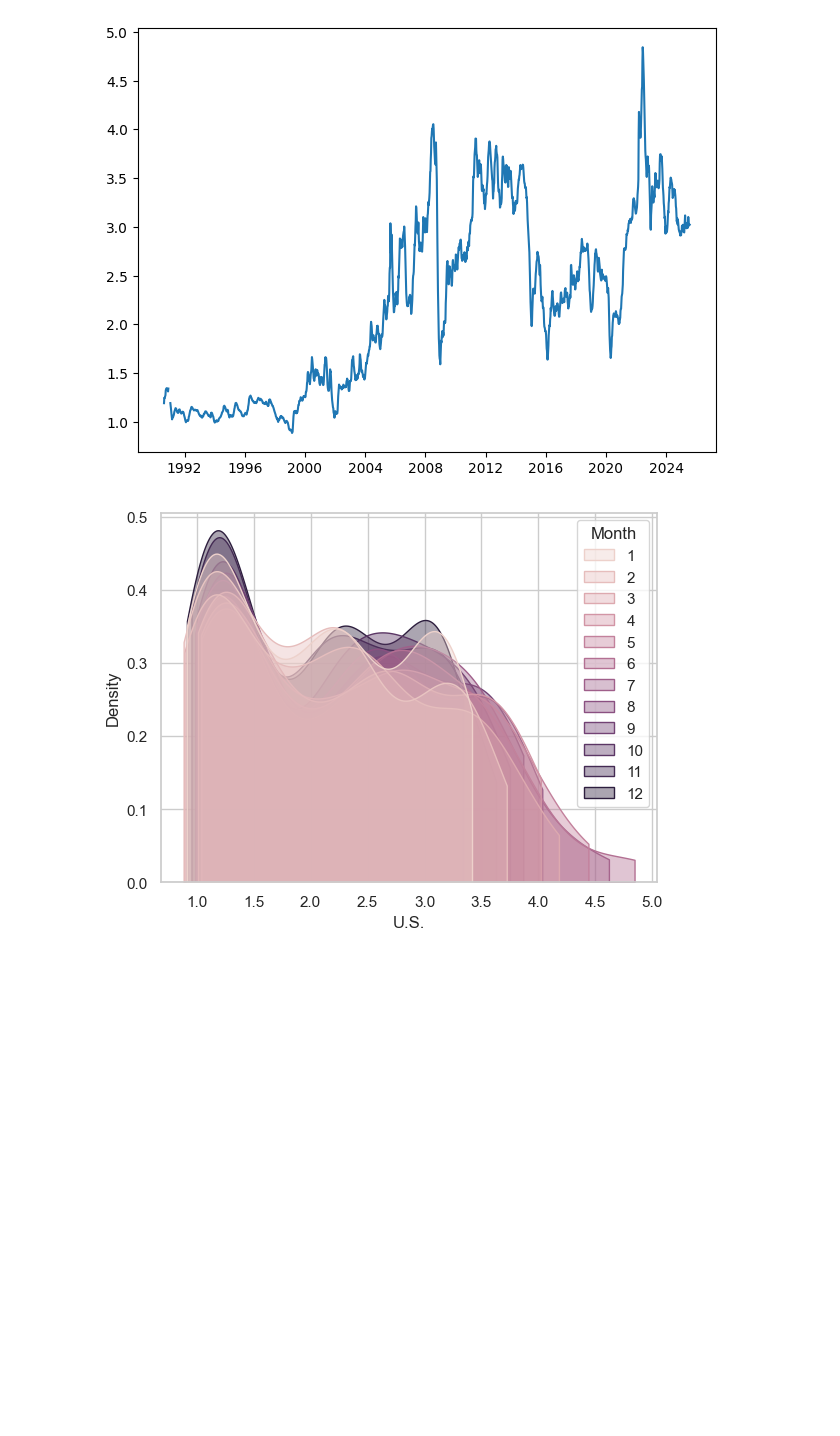
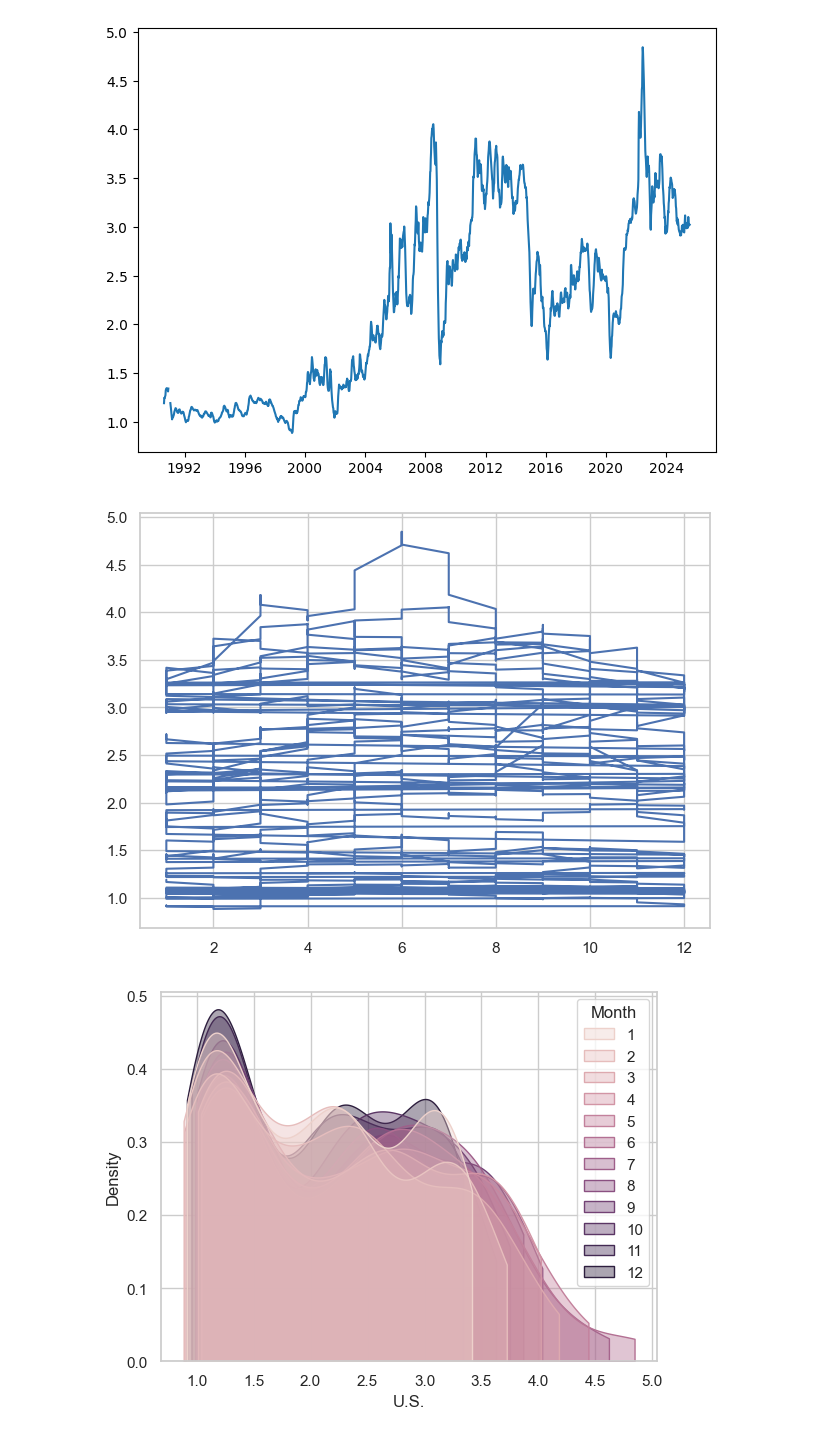
Before and after one commit to tdoan123/data-learning-journey, a Jupyter notebook: Python/Bamboo Weekly/bw_83_US_gasoline_price.ipynb, the cells around one changed output. Cells and saved outputs as stored; diff of their text form; code cells hidden in the pictures; blank space fills up the shorter version.

Commit message:
upload chart line

```diff
--- a/Python/Bamboo Weekly/bw_83_US_gasoline_price.ipynb
+++ b/Python/Bamboo Weekly/bw_83_US_gasoline_price.ipynb
@@ -529,6 +532,13 @@ ax.plot(df2['Date'],df2['U.S.'], data=df2, linestyle = '-')
 plt.show()
 # %% [output]
 [figure]
+# %%
+fig, ax = plt.subplots(layout= 'tight')
+ax.plot(df2['Month'],df2['U.S.'], data=df2, linestyle = '-')
+
+plt.show()
+# %% [output]
+[figure, added]
 # %%
 sns.set_theme(style='whitegrid')
 sns.kdeplot(data=df2, x = df2['U.S.'], hue= df2['Month'], cut = 0, fill = True, common_norm=False, alpha = 0.4)
```
Also changed, not shown: parts of 7 cells of this notebook, 1 other file.
